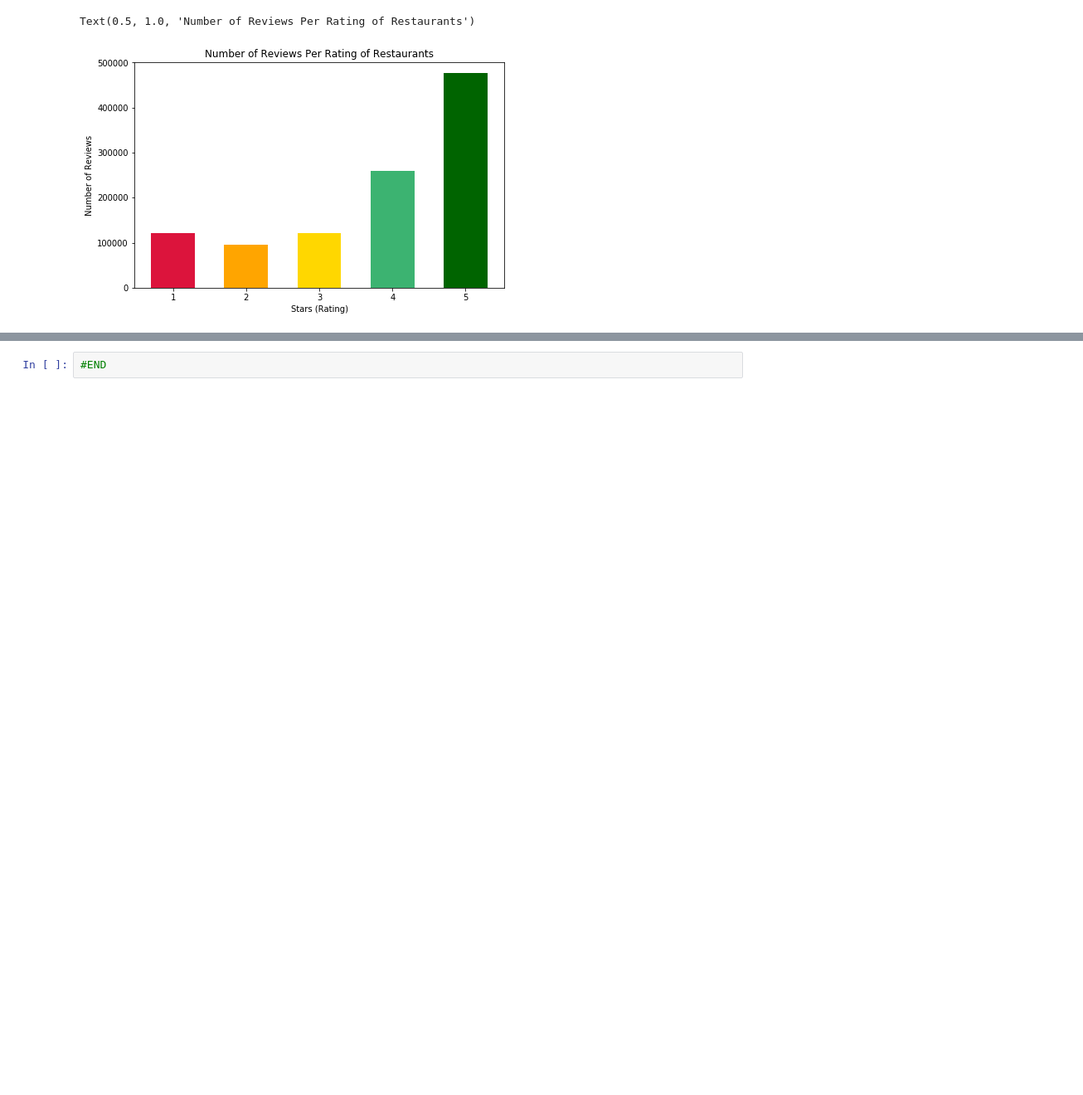
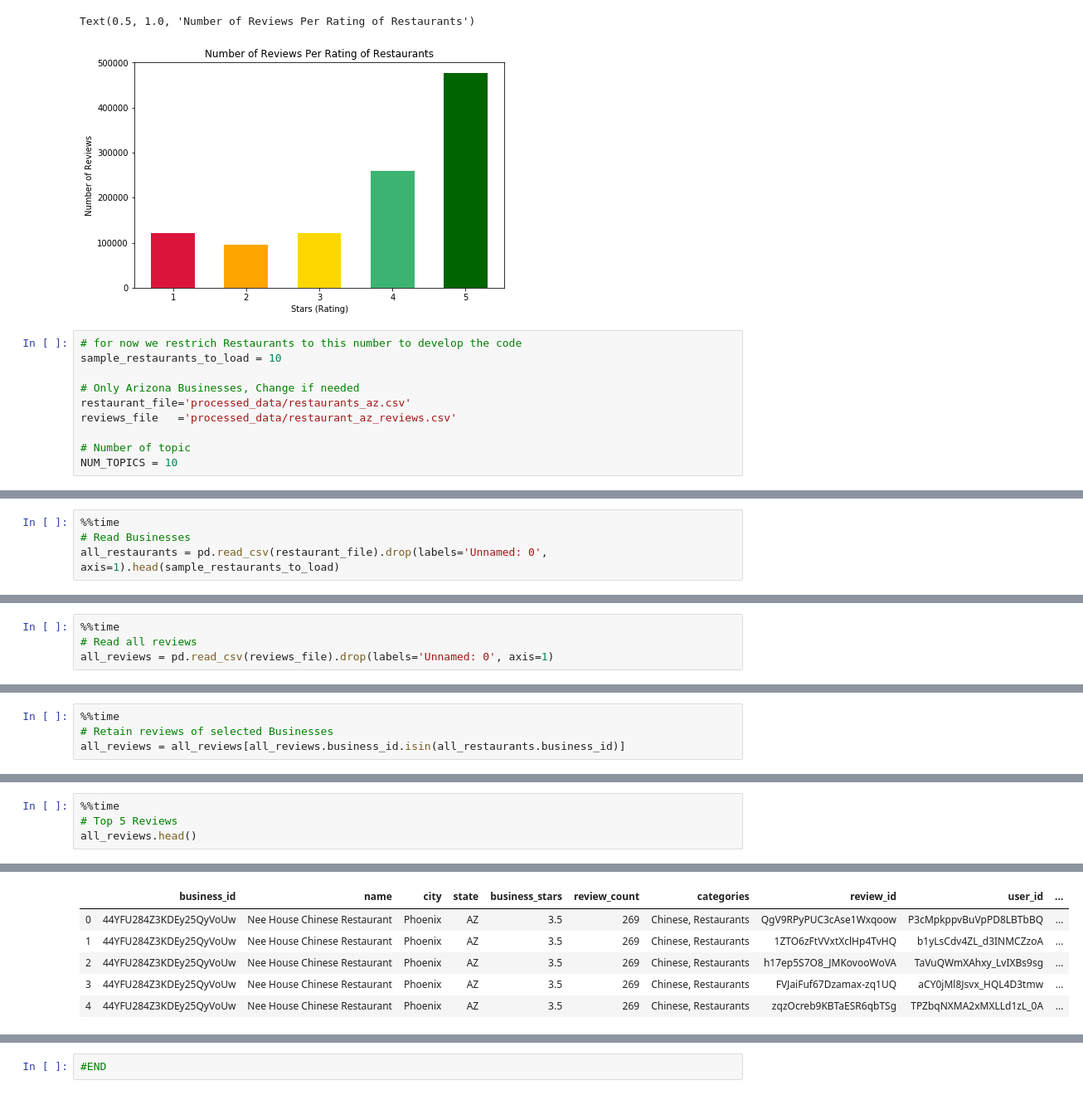
Before and after one commit to AsadBinImtiaz/CS410_UIUC, a Jupyter notebook: prepare_data.ipynb, the cells around one changed output, grey strips where cells are left out. Shown at 83% size. Cells and saved outputs as stored; diff of their text form; blank space fills up the shorter version.

Commit message:
aimtiaz2: topic modelling commit 14/11/19 23:00

```diff
--- a/prepare_data.ipynb
+++ b/prepare_data.ipynb
@@ -117,3 +135,13 @@ plot.title(f'Number of Reviews Per Rating of {businesses_to_analyse}')
 # %% [output]
 Text(0.5, 1.0, 'Number of Reviews Per Rating of Restaurants')
 [figure]
+# %%
+# for now we restrich Restaurants to this number to develop the code
+sample_restaurants_to_load = 10
+
+# Only Arizona Businesses, Change if needed
+restaurant_file='processed_data/restaurants_az.csv'
+reviews_file   ='processed_data/restaurant_az_reviews.csv'
+
+# Number of topic
+NUM_TOPICS = 10
@@ -119,0 +164,4 @@ Text(0.5, 1.0, 'Number of Reviews Per Rating of Restaurants')
+# %%
+%%time
+# Read Businesses
+all_restaurants = pd.read_csv(restaurant_file).drop(labels='Unnamed: 0', axis=1).head(sample_restaurants_to_load)
@@ -119,0 +170,4 @@ Text(0.5, 1.0, 'Number of Reviews Per Rating of Restaurants')
+# %%
+%%time
+# Read all reviews
+all_reviews = pd.read_csv(reviews_file).drop(labels='Unnamed: 0', axis=1)
@@ -119,0 +176,4 @@ Text(0.5, 1.0, 'Number of Reviews Per Rating of Restaurants')
+# %%
+%%time
+# Retain reviews of selected Businesses
+all_reviews = all_reviews[all_reviews.business_id.isin(all_restaurants.business_id)]
@@ -119,0 +182,5 @@ Text(0.5, 1.0, 'Number of Reviews Per Rating of Restaurants')
+# %%
+%%time
+# Top 5 Reviews
+all_reviews.head()
+# %% [output]
@@ -119,0 +188,6 @@ Text(0.5, 1.0, 'Number of Reviews Per Rating of Restaurants')
+|  | business_id | name | city | state | business_stars | review_count | categories | review_id | user_id | ... |
+| 0 | 44YFU284Z3KDEy25QyVoUw | Nee House Chinese Restaurant | Phoenix | AZ | 3.5 | 269 | Chinese, Restaurants | QgV9RPyPUC3cAse1Wxqoow | P3cMpkppvBuVpPD8LBTbBQ | ... |
+| 1 | 44YFU284Z3KDEy25QyVoUw | Nee House Chinese Restaurant | Phoenix | AZ | 3.5 | 269 | Chinese, Restaurants | 1ZTO6zFtVVxtXclHp4TvHQ | b1yLsCdv4ZL_d3INMCZzoA | ... |
+| 2 | 44YFU284Z3KDEy25QyVoUw | Nee House Chinese Restaurant | Phoenix | AZ | 3.5 | 269 | Chinese, Restaurants | h17ep5S7O8_JMKovooWoVA | TaVuQWmXAhxy_LvIXBs9sg | ... |
+| 3 | 44YFU284Z3KDEy25QyVoUw | Nee House Chinese Restaurant | Phoenix | AZ | 3.5 | 269 | Chinese, Restaurants | FVJaiFuf67Dzamax-zq1UQ | aCY0jMl8Jsvx_HQL4D3tmw | ... |
+| 4 | 44YFU284Z3KDEy25QyVoUw | Nee House Chinese Restaurant | Phoenix | AZ | 3.5 | 269 | Chinese, Restaurants | zqzOcreb9KBTaESR6qbTSg | TPZbqNXMA2xMXLLd1zL_0A | ... |
```
Also changed, not shown: parts of 17 cells of this notebook, 2 other files.
